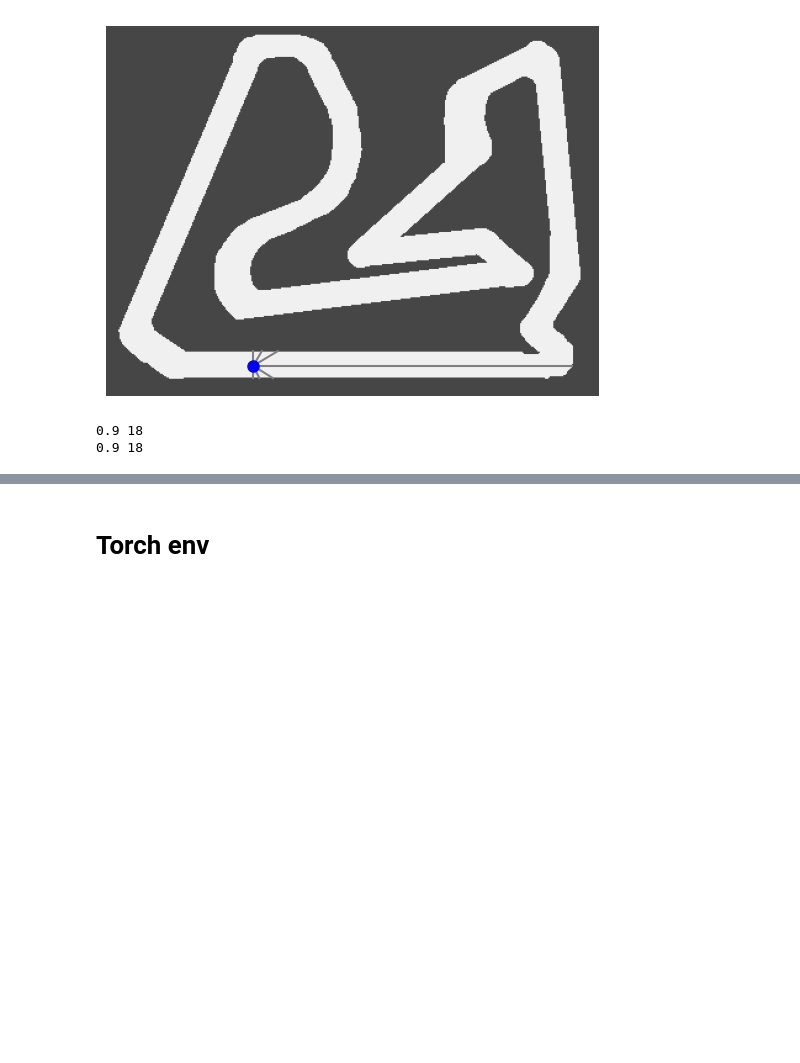
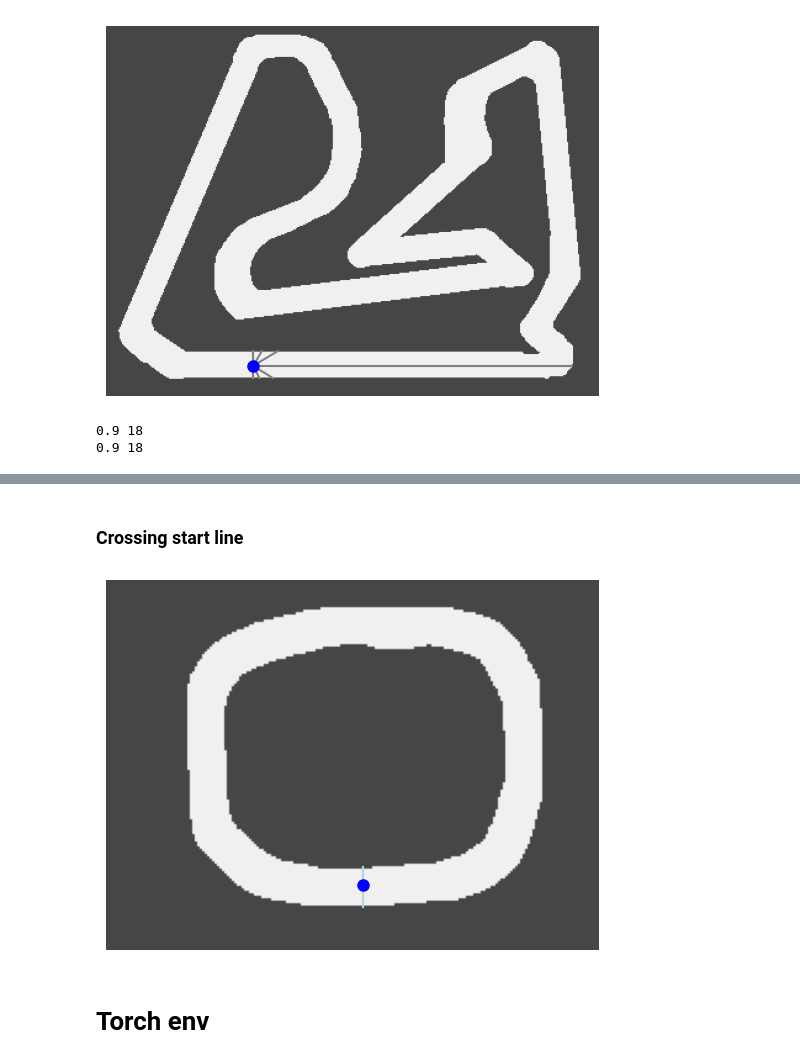
Before and after one commit to GeckSpy/EP-trajectory-optimisation, a Jupyter notebook: Environment/env_05.ipynb, the cells around one changed output, grey strips where cells are left out. Drawn from its saved outputs; the diff is of its cells as text; code cells hidden in the pictures; blank space fills up the shorter version.

```diff
--- a/Environment/env_05.ipynb
+++ b/Environment/env_05.ipynb
@@ -528,7 +587,12 @@ Env.close()
+# %% [markdown]
+### Crossing start line
 # %%
-path = "../tracks/02.png"
+path = "../tracks/01.png"
 env2 = RacingCar(path)
+env2.render()
 env2.close()
+# %% [output]
+[figure, added]
 # %% [markdown]
 # Torch env
 # %%
```
Also changed, not shown: parts of 8 cells of this notebook.
